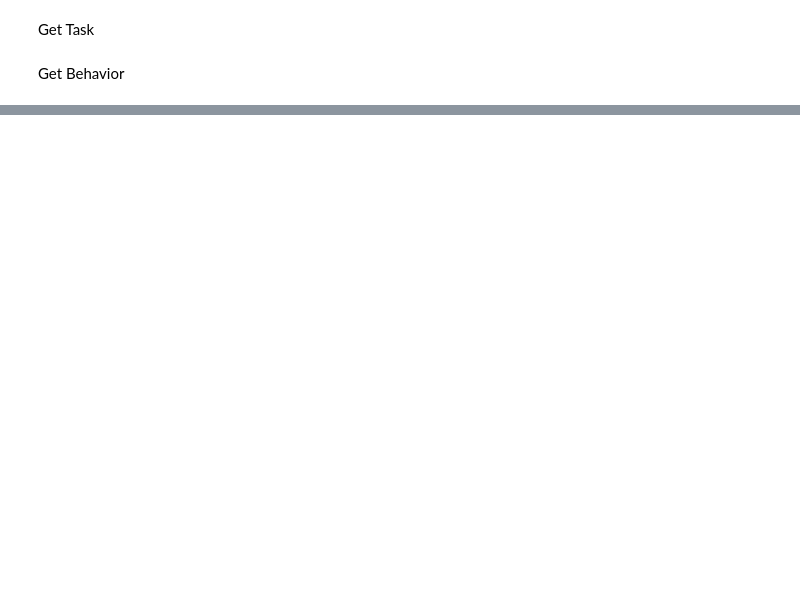
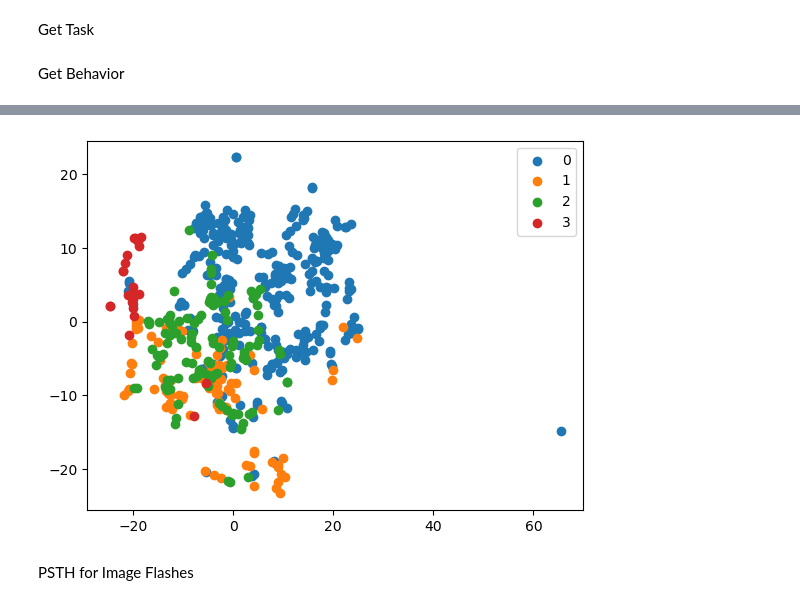
Before and after one commit to matt-wats/AMP3-Spring-2026-Project, a Jupyter notebook: my_2a.ipynb, the cells around one changed output, grey strips where cells are left out. Saved outputs shown, nothing was run; the diff lists cells and outputs as text; code cells hidden in the pictures; blank space fills up the shorter version.

```diff
--- a/my_2a.ipynb
+++ b/my_2a.ipynb
@@ -226,0 +325,4 @@ plt.show()
+# %%
+K = 4
+kmeans = KMeans(n_clusters=K, random_state=1, n_init=10)
+clusters = kmeans.fit_predict(coding_weights)
@@ -226,0 +340,9 @@ plt.show()
+# %%
+for c in range(np.max(clusters)+1):
+    plt.scatter(*W_embedded[:,:2][clusters == c].T, label=c)
+plt.legend()
+plt.show()
+# %% [output]
+[figure, added]
+# %% [markdown]
+PSTH for Image Flashes
```
Also changed, not shown: parts of 39 cells of this notebook.
